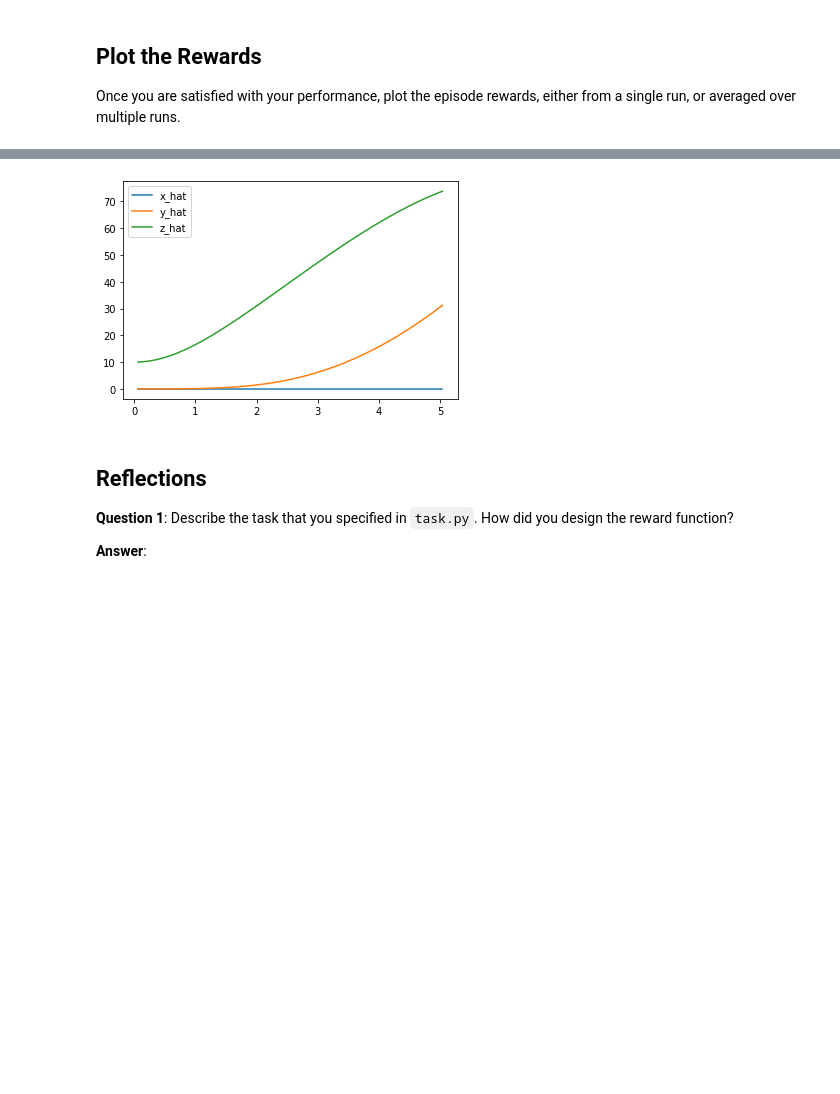
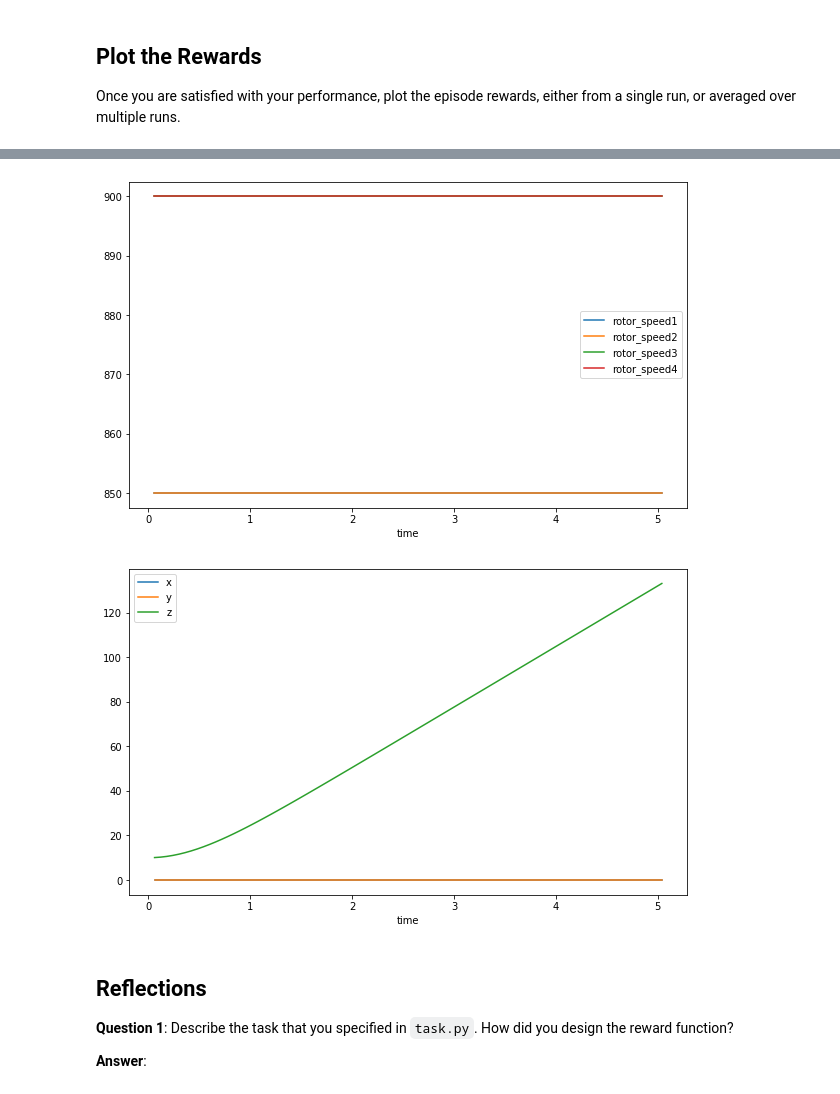
Before and after one commit to robertlizatovic/quadcopter_project, a Jupyter notebook: Quadcopter_Project.ipynb, the cells around one changed output, grey strips where cells are left out. Drawn from its saved outputs; the diff is of its cells as text; code cells hidden in the pictures; blank space fills up the shorter version.

```diff
--- a/Quadcopter_Project.ipynb
+++ b/Quadcopter_Project.ipynb
@@ -303,12 +327,20 @@ _ = plt.plot(scores)
-# %%
-# Plot the production run results
-plt.plot(results['time'], results['x'], label='x_hat')
-plt.plot(results['time'], results['y'], label='y_hat')
-plt.plot(results['time'], results['z'], label='z_hat')
-plt.legend()
-_ = plt.ylim()
-# %% [output]
-[figure, removed]
+# %%
+# Plot the production run results
+def plot_episode_params(params):
+    """plot a list of episode parameters as a func of time
+    params - list of parameters to plot, taken from labels"""
+    fig, ax = plt.subplots(figsize=(10, 6))
+    for p in params:
+        ax.plot(results['time'], results[p], label=p)
+    ax.legend()
+    ax.set_xlabel("time")
+    fig.show()
+# %%
+plot_episode_params(["rotor_speed1", "rotor_speed2", "rotor_speed3", "rotor_speed4"])
+plot_episode_params(["x", "y", "z"])
+# %% [output]
+[figure, added]
+[figure, added]
 # %% [markdown]
 ## Reflections
 
```
Also changed, not shown: parts of 4 cells of this notebook, 3 other files.
